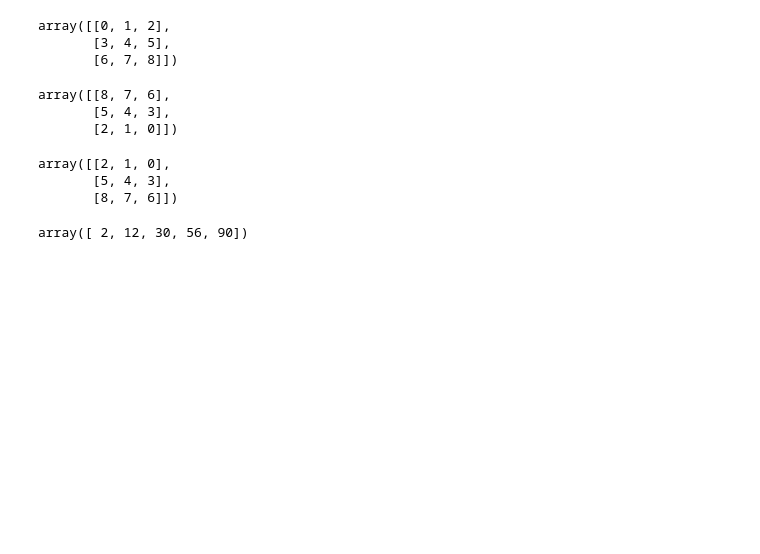
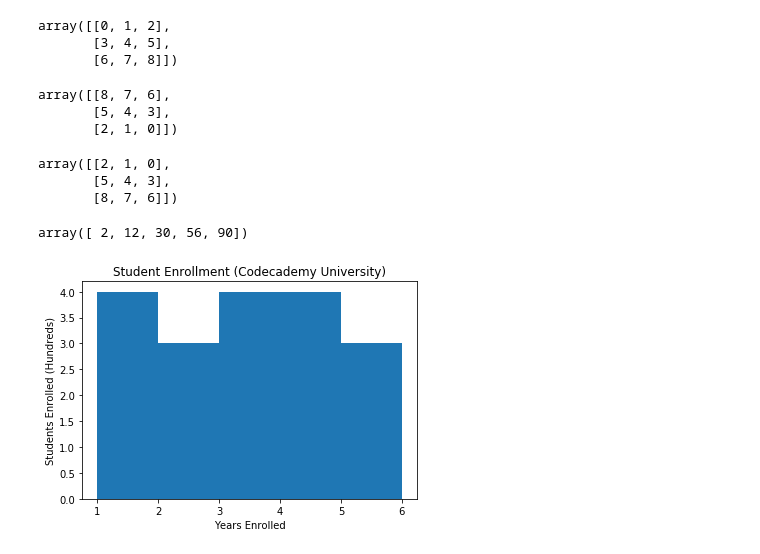
Before and after one commit to dnlsyfq/py_numpy_OLD, a Jupyter notebook: workbook.ipynb, the cells around one changed output. Saved outputs shown, nothing was run; the diff lists cells and outputs as text; code cells hidden in the pictures; blank space fills up the shorter version.

```diff
--- a/workbook.ipynb
+++ b/workbook.ipynb
@@ -1061,0 +1063,10 @@ array([ 2, 12, 30, 56, 90])
+# %%
+total_enrollment = [1, 1, 1, 1, 2, 2, 2, 3, 3, 3, 3, 4, 4, 4, 4, 5, 5, 5]
+
+plt.hist(total_enrollment, bins=5, range=(1, 6))
+plt.title('Student Enrollment (Codecademy University)')
+plt.xlabel('Years Enrolled')
+plt.ylabel('Students Enrolled (Hundreds)')
+plt.show()
+# %% [output]
+[figure, added]
```
Also changed, not shown: parts of 11 cells of this notebook, 1 other file.
